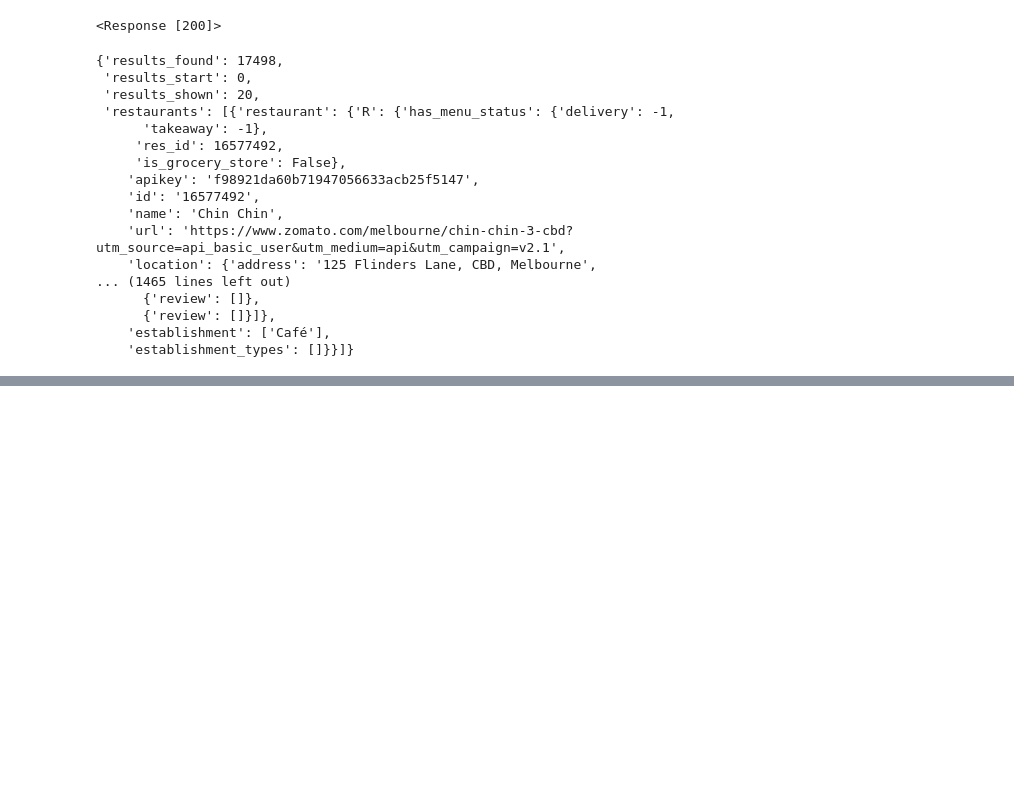
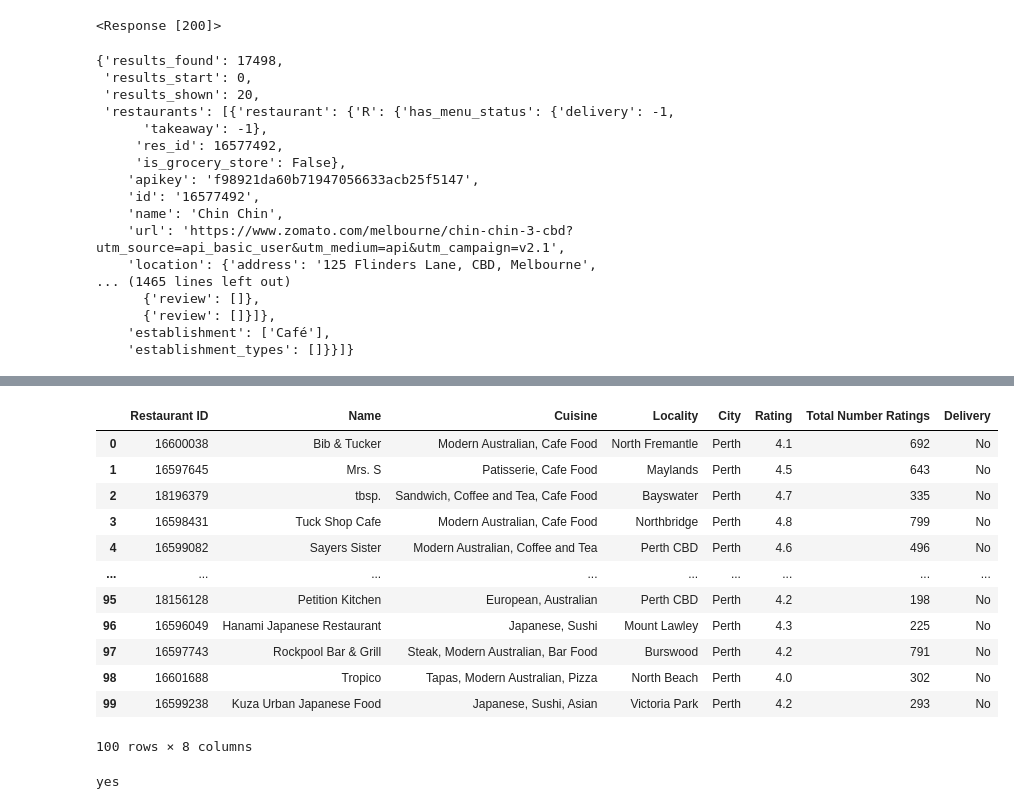
Before and after one commit to bradsmith87/project-week-1, a Jupyter notebook: pulldata.ipynb, the cells around one changed output, grey strips where cells are left out. Cells and saved outputs as stored; diff of their text form; code cells hidden in the pictures; blank space fills up the shorter version.

```diff
--- a/pulldata.ipynb
+++ b/pulldata.ipynb
@@ -48,9 +50,9 @@ rest_local_list = []
 rest_city_list = []
 rest_rate_list = []
 rest_delivery_list = []
+rest_ratenum_list = []
 
 resto_num = 20
-loop_num = 0
 show_page = 0
 
 citynum =296
@@ -65,48 +67,72 @@ for page in range(5):
             rest_cuis = data["restaurants"][count]["restaurant"]["cuisines"]
             rest_local = data["restaurants"][count]["restaurant"]["location"]["locality"]
             rest_city = data["restaurants"][count]["restaurant"]["location"]["city"]
+            rest_rate_num = data["restaurants"][count]["restaurant"]["all_reviews_count"]
             rest_rate = data["restaurants"][count]["restaurant"]["user_rating"]["aggregate_rating"]
-
             rest_delivery = data["restaurants"][count]["restaurant"]["highlights"]
-            theydelivery = False
 
             #check if current restaurant does delivery
+            theydelivery = False
             for doesdelivery in rest_delivery:
                 if doesdelivery == 'Delivery':
                     theydelivery = True
 
             if theydelivery == True:
                 rest_delivery = "Yes"
             else:
                 rest_delivery = "No"
 
             #append to list
             rest_id_list.append(rest_id)
             rest_name_list.append(rest_name)
             rest_cuis_list.append(rest_cuis)
             rest_local_list.append(rest_local)
             rest_city_list.append(rest_city)
             rest_rate_list.append(rest_rate)
+            rest_ratenum_list.append(rest_rate_num)
             rest_delivery_list.append(rest_delivery)
+
             #go to next page
             if count == 19:
                 show_page = show_page + 15
                 search_url = f"https://developers.zomato.com/api/v2.1/search?entity_id={citynum}&entity_type=city&start={show_page}"
                 data = requests.get(search_url, headers={"user-key" : apikey}).json()
                 count = 0
         except:
             print("error")
-
-restaurants_df = pd.DataFrame({
-    "Restaurant ID":rest_id_list,
-    "Name":rest_name_list,
-    "Cuisine":rest_cuis_list,
-    "Locality":rest_local_list,
-    "City":rest_city_list,
-    "Rating":rest_rate_list,
-    "Delivery":rest_delivery_list
-})
-
-
-#check delivery
-restaurants_df["Delivery"].value_counts()
+#check errors when making dataframe
+try:
+    restaurants_df = pd.DataFrame({
+        "Restaurant ID":rest_id_list,
+        "Name":rest_name_list,
+        "Cuisine":rest_cuis_list,
+        "Locality":rest_local_list,
+        "City":rest_city_list,
+        "Rating":rest_rate_list,
+        "Total Number Ratings": rest_ratenum_list,
+        "Delivery":rest_delivery_list
+    })
+except:
+    print(len(rest_id_list))
+    print(len(rest_name_list))
+    print(len(rest_cuis_list))
+    print(len(rest_local_list))
+    print(len(rest_city_list))
+    print(len(rest_rate_list))
+    print(len(rest_review_list))
+    print(len(rest_delivery_list))
+restaurants_df
+# %% [output]
+|  | Restaurant ID | Name | Cuisine | Locality | City | Rating | Total Number Ratings | Delivery |
+| 0 | 16600038 | Bib & Tucker | Modern Australian, Cafe Food | North Fremantle | Perth | 4.1 | 692 | No |
+| 1 | 16597645 | Mrs. S | Patisserie, Cafe Food | Maylands | Perth | 4.5 | 643 | No |
+| 2 | 18196379 | tbsp. | Sandwich, Coffee and Tea, Cafe Food | Bayswater | Perth | 4.7 | 335 | No |
+| 3 | 16598431 | Tuck Shop Cafe | Modern Australian, Cafe Food | Northbridge | Perth | 4.8 | 799 | No |
+| 4 | 16599082 | Sayers Sister | Modern Australian, Coffee and Tea | Perth CBD | Perth | 4.6 | 496 | No |
+| ... | ... | ... | ... | ... | ... | ... | ... | ... |
+| 95 | 18156128 | Petition Kitchen | European, Australian | Perth CBD | Perth | 4.2 | 198 | No |
+| 96 | 16596049 | Hanami Japanese Restaurant | Japanese, Sushi | Mount Lawley | Perth | 4.3 | 225 | No |
+| 97 | 16597743 | Rockpool Bar & Grill | Steak, Modern Australian, Bar Food | Burswood | Perth | 4.2 | 791 | No |
+| 98 | 16601688 | Tropico | Tapas, Modern Australian, Pizza | North Beach | Perth | 4.0 | 302 | No |
+| 99 | 16599238 | Kuza Urban Japanese Food | Japanese, Sushi, Asian | Victoria Park | Perth | 4.2 | 293 | No |
+100 rows × 8 columns
@@ -113,4 +142,5 @@ restaurants_df["Delivery"].value_counts()
 # %%
+#test looper
 rest_delivery = data["restaurants"][count]["restaurant"]["highlights"]
 rest_delivery
 delivery = False
@@ -119,6 +149,8 @@ for check in rest_delivery:
         delivery = True
 if delivery == True:
     print ("yes")
+# %% [output]
+yes
 # %%
 #multiple cities
 
```
Also changed, not shown: parts of 8 cells of this notebook, 3 other files.
